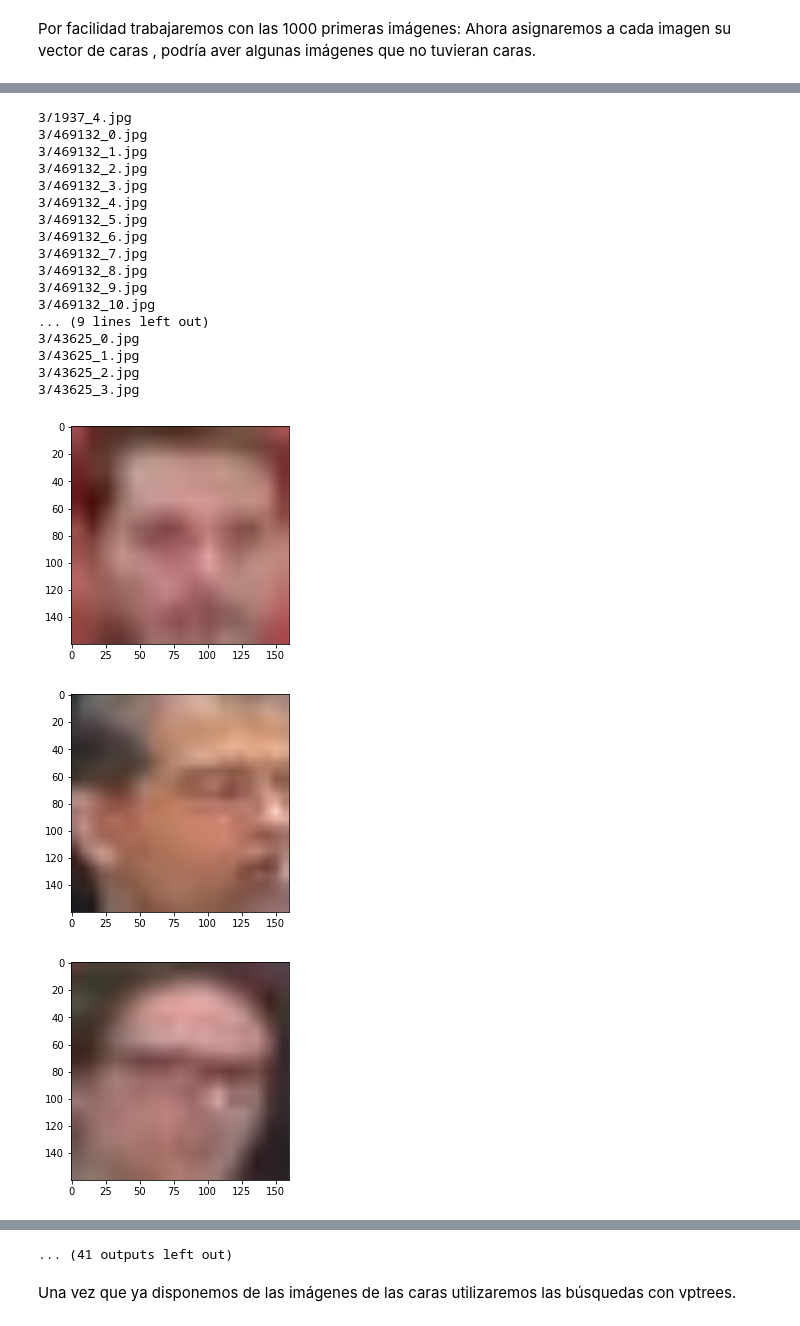
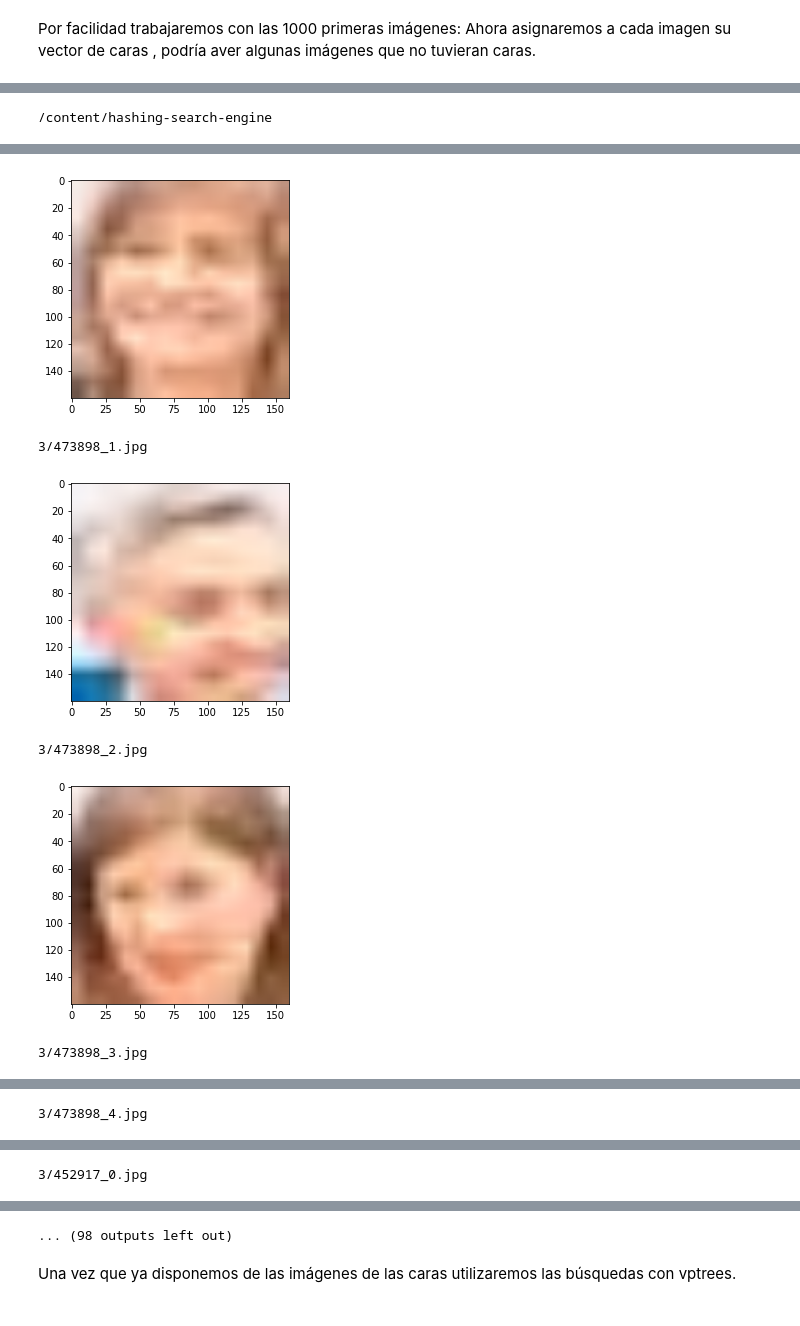
Before and after one commit to IA2021UR/trabajo-ia-en-la-comunidad-de-la-rioja-equipo-1, a Jupyter notebook: hashing_search_engine.ipynb, the cells around one changed output, grey strips where cells are left out. Saved outputs shown, nothing was run; the diff lists cells and outputs as text; code cells hidden in the pictures.

```diff
--- a/hashing_search_engine.ipynb
+++ b/hashing_search_engine.ipynb
@@ -148,4 +169,0 @@ except OSError as e:
-# %%
-s='449668.jpg'
-posicion=s.index('.')
-print(s[0:posicion])
@@ -153,0 +175,4 @@ print(s[0:posicion])
+# %%
+cd ..
+# %% [output]
+/content/hashing-search-engine
@@ -157,12 +185,16 @@ for imagenConCara in listaCaras:
   b=listaCaras[imagenConCara]
   i=0
   for el in b:
-    plt.figure()
-    plt.imshow(el)
+
     posicion=imagenConCara.index('.')
     nombre='3/'+imagenConCara[0:posicion]+'_'+str(i)+'.jpg'
     print(nombre)
     i=i+1
 
-    cv2.imwrite(nombre, el)
+    plt.figure()
+
+    plt.imshow(el)
+    plt.show()
+
+    cv2.imwrite(nombre, cv2.cvtColor(el, cv2.COLOR_RGB2BGR))
 # %% [output]
@@ -186,20 +202,6 @@ for imagenConCara in listaCaras:
+[figure, new version]
-3/1937_4.jpg
-3/469132_0.jpg
-3/469132_1.jpg
-3/469132_2.jpg
-3/469132_3.jpg
-3/469132_4.jpg
-3/469132_5.jpg
-3/469132_6.jpg
-3/469132_7.jpg
-3/469132_8.jpg
-3/469132_9.jpg
-3/469132_10.jpg
-... (9 lines left out)
-3/43625_0.jpg
-3/43625_1.jpg
-3/43625_2.jpg
-3/43625_3.jpg
+3/473898_1.jpg
-[figure, old version]
-[figure, old version]
+[figure, new version]
+3/473898_2.jpg
-[figure, old version]
+[figure, new version]
+3/473898_3.jpg
@@ -206,0 +209 @@ for imagenConCara in listaCaras:
+3/473898_4.jpg
@@ -207,0 +211 @@ for imagenConCara in listaCaras:
+3/452917_0.jpg
@@ -213,4 +213,4 @@ for imagenConCara in listaCaras:
-... (41 outputs left out)
+... (98 outputs left out)
 # %% [markdown]
 Una vez que ya disponemos de las imágenes de las caras utilizaremos las búsquedas con vptrees.
 # %% [markdown]
```
Also changed, not shown: parts of 21 cells of this notebook.
